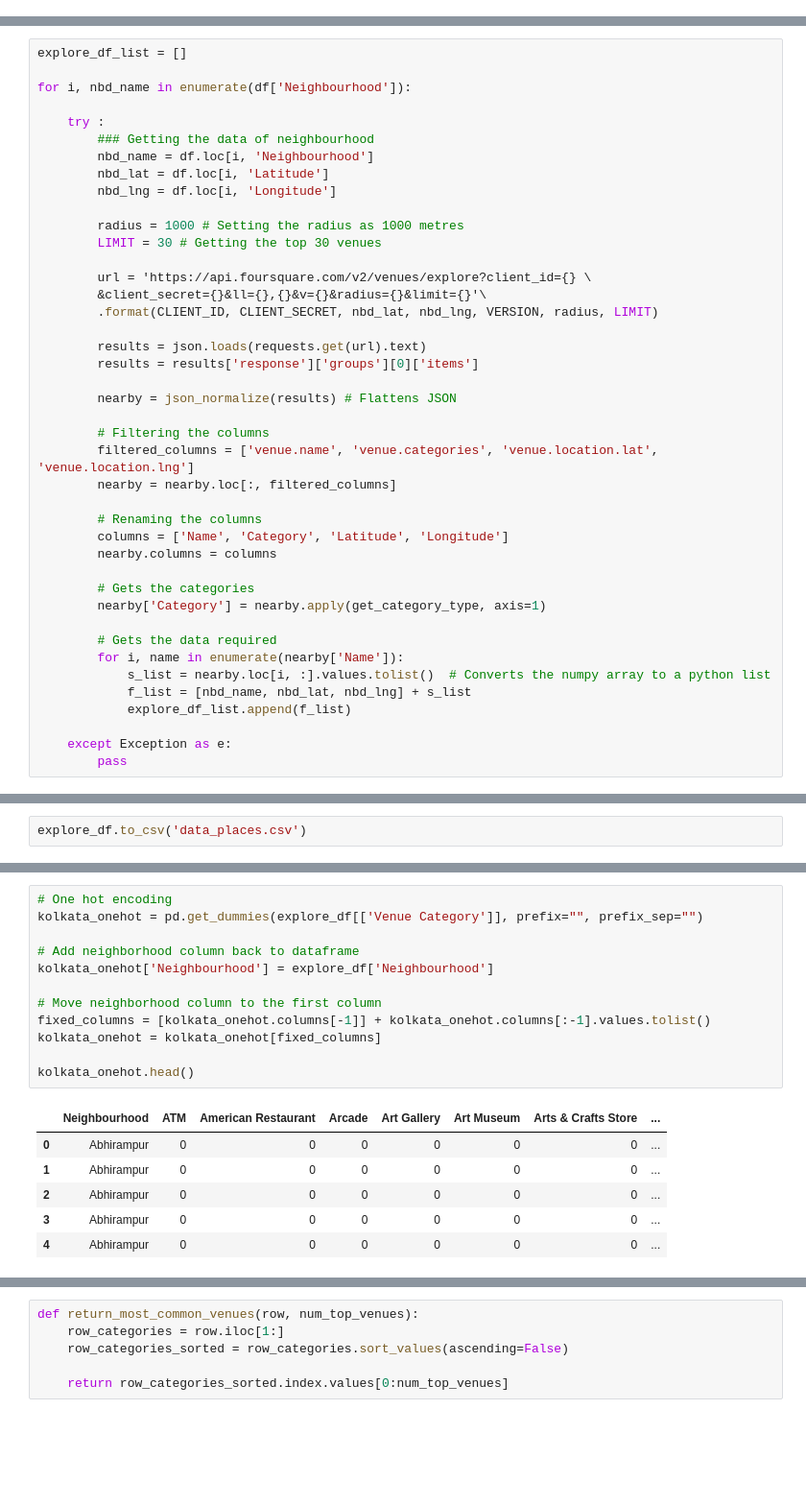
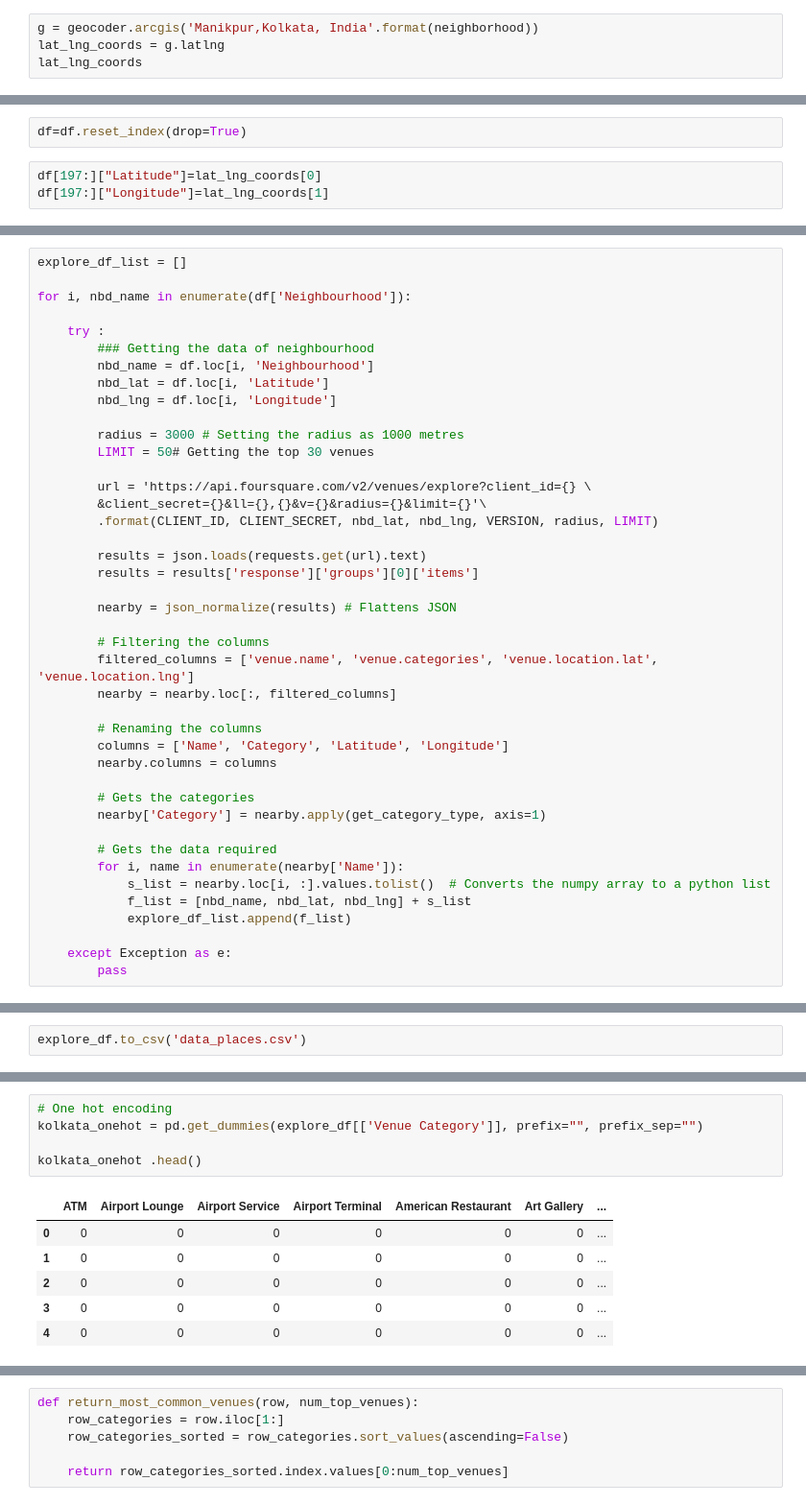
Before and after one commit to himanshuraj001/Coursera_Capstone, a Jupyter notebook: kolkata_details/kolkata_neigh.ipynb, the cells around one changed output, grey strips where cells are left out. Shown at 96% size. Saved outputs shown, nothing was run; the diff lists cells and outputs as text; blank space fills up the shorter version.

```diff
--- a/kolkata_details/kolkata_neigh.ipynb
+++ b/kolkata_details/kolkata_neigh.ipynb
@@ -130,3 +82,7 @@ coords
+# %%
+g = geocoder.arcgis('Manikpur,Kolkata, India'.format(neighborhood))
+lat_lng_coords = g.latlng
+lat_lng_coords
 # %%
 coords=pd.DataFrame(coords, columns=['Latitude', 'Longitude'])
 # %%
@@ -136,3 +92,8 @@ coords.shape
 # %%
 df["Latitude"]=coords["Latitude"]
 df["Longitude"]=coords["Longitude"]
+# %%
+df=df.reset_index(drop=True)
+# %%
+df[197:]["Latitude"]=lat_lng_coords[0]
+df[197:]["Longitude"]=lat_lng_coords[1]
@@ -233,8 +193,8 @@ for i, nbd_name in enumerate(df['Neighbourhood']):
         nbd_lat = df.loc[i, 'Latitude']
         nbd_lng = df.loc[i, 'Longitude']
 
-        radius = 1000 # Setting the radius as 1000 metres
-        LIMIT = 30 # Getting the top 30 venues
+        radius = 3000 # Setting the radius as 1000 metres
+        LIMIT = 50# Getting the top 30 venues
 
         url = 'https://api.foursquare.com/v2/venues/explore?client_id={} \
         &client_secret={}&ll={},{}&v={}&radius={}&limit={}'\
@@ -285,19 +245,12 @@ explore_df.shape
 # %%
 # One hot encoding
 kolkata_onehot = pd.get_dummies(explore_df[['Venue Category']], prefix="", prefix_sep="")
 
-# Add neighborhood column back to dataframe
-kolkata_onehot['Neighbourhood'] = explore_df['Neighbourhood']
-
-# Move neighborhood column to the first column
-fixed_columns = [kolkata_onehot.columns[-1]] + kolkata_onehot.columns[:-1].values.tolist()
-kolkata_onehot = kolkata_onehot[fixed_columns]
-
-kolkata_onehot.head()
+kolkata_onehot .head()
 # %% [output]
-|  | Neighbourhood | ATM | American Restaurant | Arcade | Art Gallery | Art Museum | Arts & Crafts Store | ... |
-| 0 | Abhirampur | 0 | 0 | 0 | 0 | 0 | 0 | ... |
-| 1 | Abhirampur | 0 | 0 | 0 | 0 | 0 | 0 | ... |
-| 2 | Abhirampur | 0 | 0 | 0 | 0 | 0 | 0 | ... |
-| 3 | Abhirampur | 0 | 0 | 0 | 0 | 0 | 0 | ... |
-| 4 | Abhirampur | 0 | 0 | 0 | 0 | 0 | 0 | ... |
+|  | ATM | Airport Lounge | Airport Service | Airport Terminal | American Restaurant | Art Gallery | ... |
+| 0 | 0 | 0 | 0 | 0 | 0 | 0 | ... |
+| 1 | 0 | 0 | 0 | 0 | 0 | 0 | ... |
+| 2 | 0 | 0 | 0 | 0 | 0 | 0 | ... |
+| 3 | 0 | 0 | 0 | 0 | 0 | 0 | ... |
+| 4 | 0 | 0 | 0 | 0 | 0 | 0 | ... |
```
Also changed, not shown: parts of 42 cells of this notebook.
